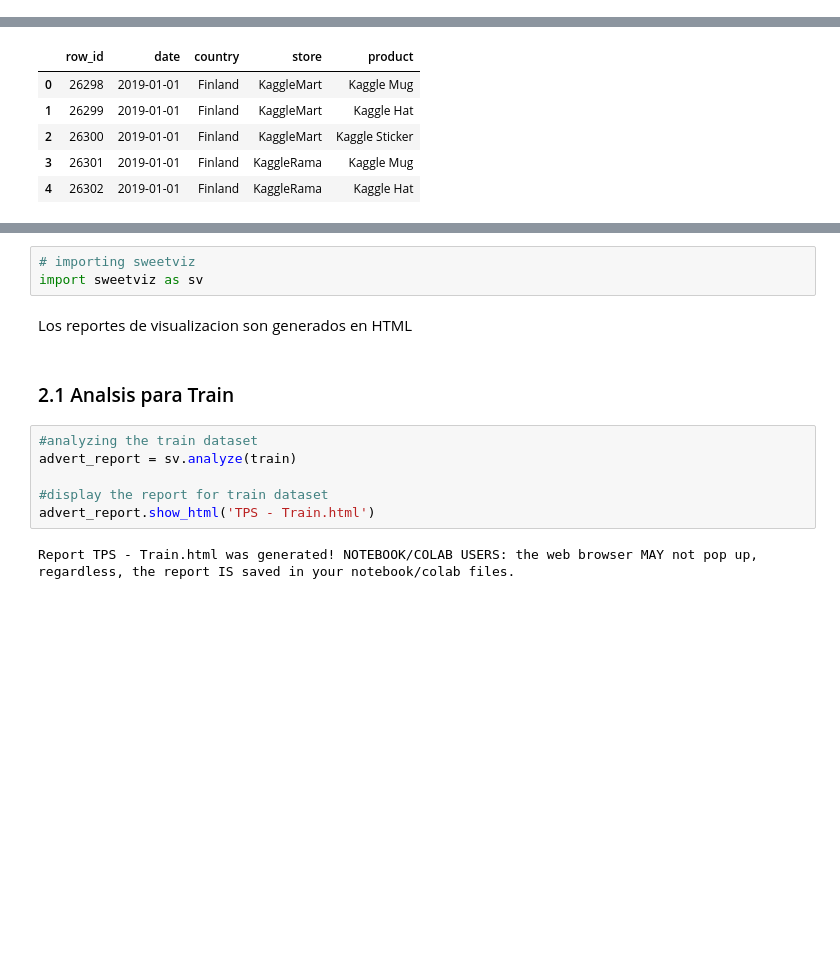
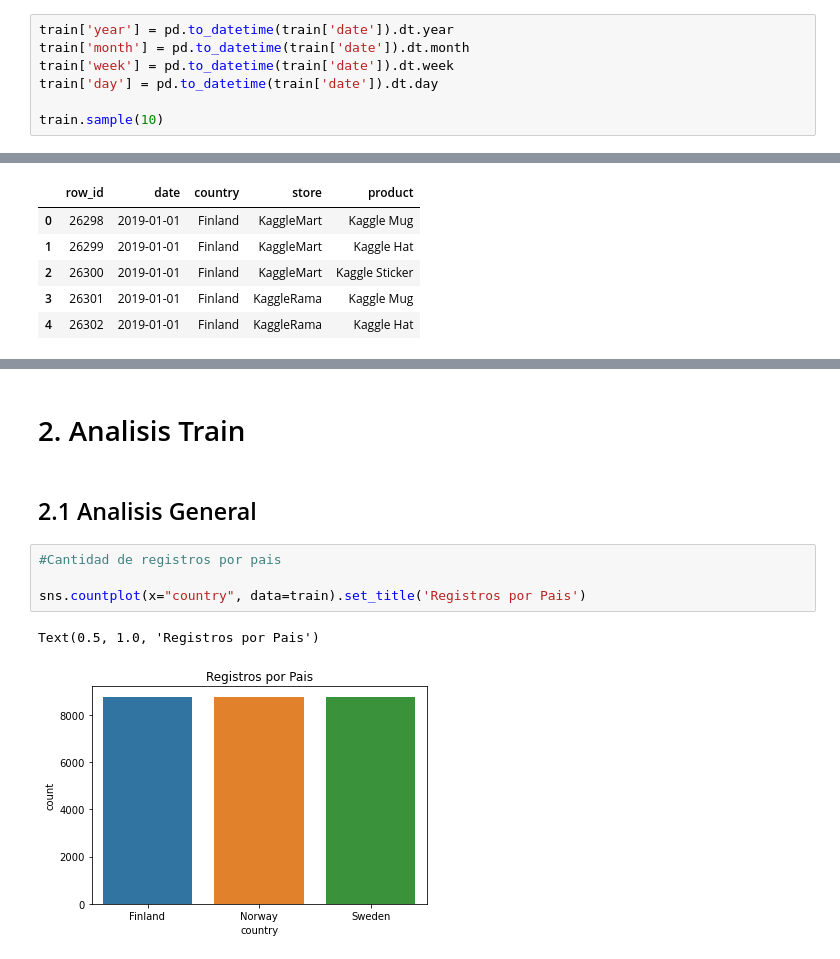
Before and after one commit to ccollado7/kaggle-tps-jan2022, a Jupyter notebook: notebooks/EDA/kaggle-tps-EDA.ipynb, the cells around one changed output, grey strips where cells are left out. Cells and saved outputs as stored; diff of their text form; blank space fills up the shorter version.

```diff
--- a/notebooks/EDA/kaggle-tps-EDA.ipynb
+++ b/notebooks/EDA/kaggle-tps-EDA.ipynb
@@ -26,0 +42,7 @@ train.head()
+# %%
+train['year'] = pd.to_datetime(train['date']).dt.year
+train['month'] = pd.to_datetime(train['date']).dt.month
+train['week'] = pd.to_datetime(train['date']).dt.week
+train['day'] = pd.to_datetime(train['date']).dt.day
+
+train.sample(10)
@@ -61,15 +73,11 @@ Note: you may need to restart the kernel to use updated packages.
-# %%
-# importing sweetviz
-import sweetviz as sv
-# %% [markdown]
-Los reportes de visualizacion son generados en HTML
 # %% [markdown]
-### 2.1 Analsis para Train
+# 2. Analisis Train
-# %%
-#analyzing the train dataset
-advert_report = sv.analyze(train)
-
-#display the report for train dataset
-advert_report.show_html('TPS - Train.html')
-# %% [output]
-Report TPS - Train.html was generated! NOTEBOOK/COLAB USERS: the web browser MAY not pop up, regardless, the report IS saved in your notebook/colab files.
+# %% [markdown]
+## 2.1 Analisis General
+# %%
+#Cantidad de registros por pais
+
+sns.countplot(x="country", data=train).set_title('Registros por Pais')
+# %% [output]
+Text(0.5, 1.0, 'Registros por Pais')
+[figure, added]
```
Also changed, not shown: parts of 25 cells of this notebook.
